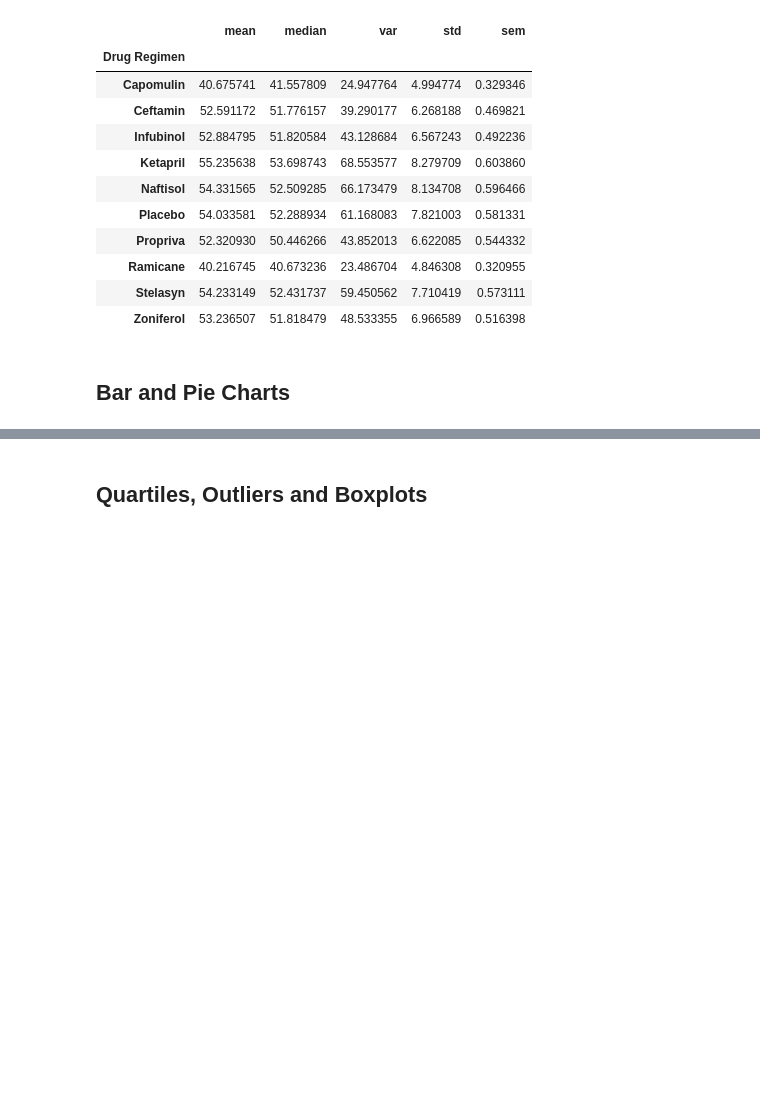
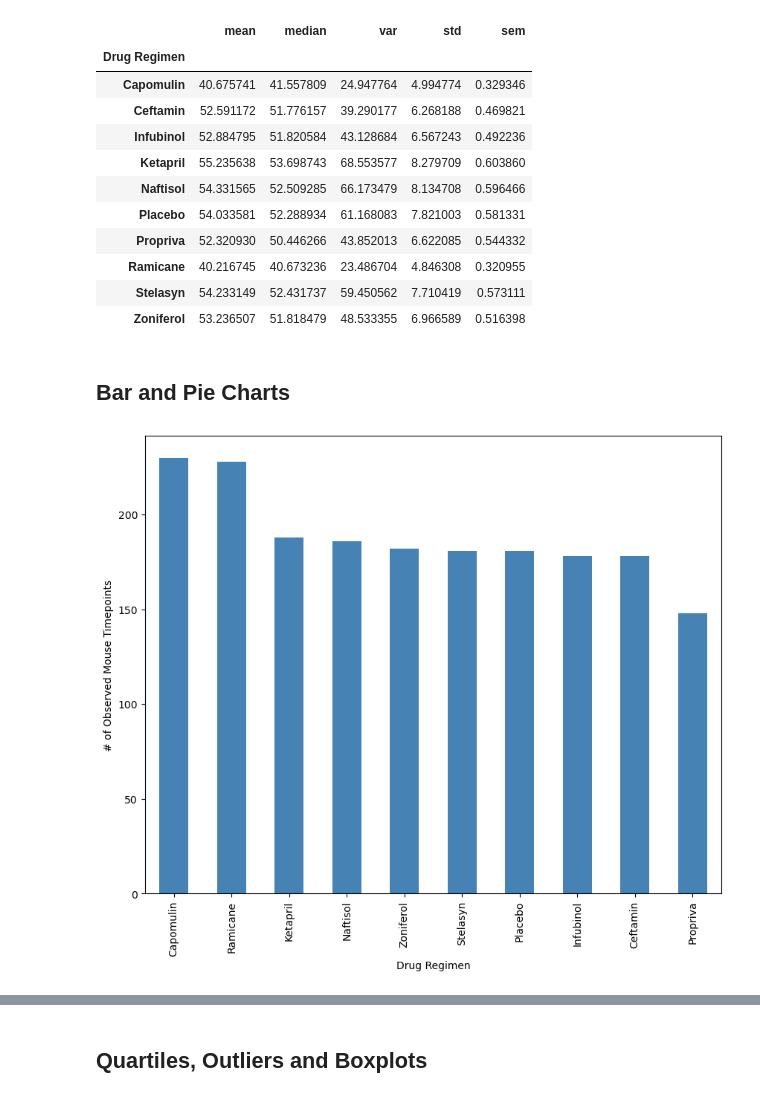
Before and after one commit to vara-co/Matplotlib-challenge, a Jupyter notebook: Pymaceuticals/pymaceuticals_starterLMVS.ipynb, the cells around one changed output, grey strips where cells are left out. Saved outputs shown, nothing was run; the diff lists cells and outputs as text; code cells hidden in the pictures; blank space fills up the shorter version.

Commit message:
Add files via upload
Update with graphics

```diff
--- a/Pymaceuticals/pymaceuticals_starterLMVS.ipynb
+++ b/Pymaceuticals/pymaceuticals_starterLMVS.ipynb
@@ -181,3 +181,17 @@ summary_stats
 ## Bar and Pie Charts
 # %%
 # Generate a bar plot showing the total number of rows (Mouse ID/Timepoints) for each drug regimen using Pandas.
+# Groupby 'Drug Regimen' and count the number of rows for each regimen
+regimen_counts = combined_data_cleaned['Drug Regimen'].value_counts()
+
+# Creating a bar plot
+regimen_counts.plot(kind='bar', color='SteelBlue', figsize=(10, 8))
+
+# Set labels
+plt.xlabel('Drug Regimen')
+plt.ylabel('# of Observed Mouse Timepoints')
+
+# Show the plot
+plt.show()
+# %% [output]
+[figure, added]
```
Also changed, not shown: parts of 6 cells of this notebook.
